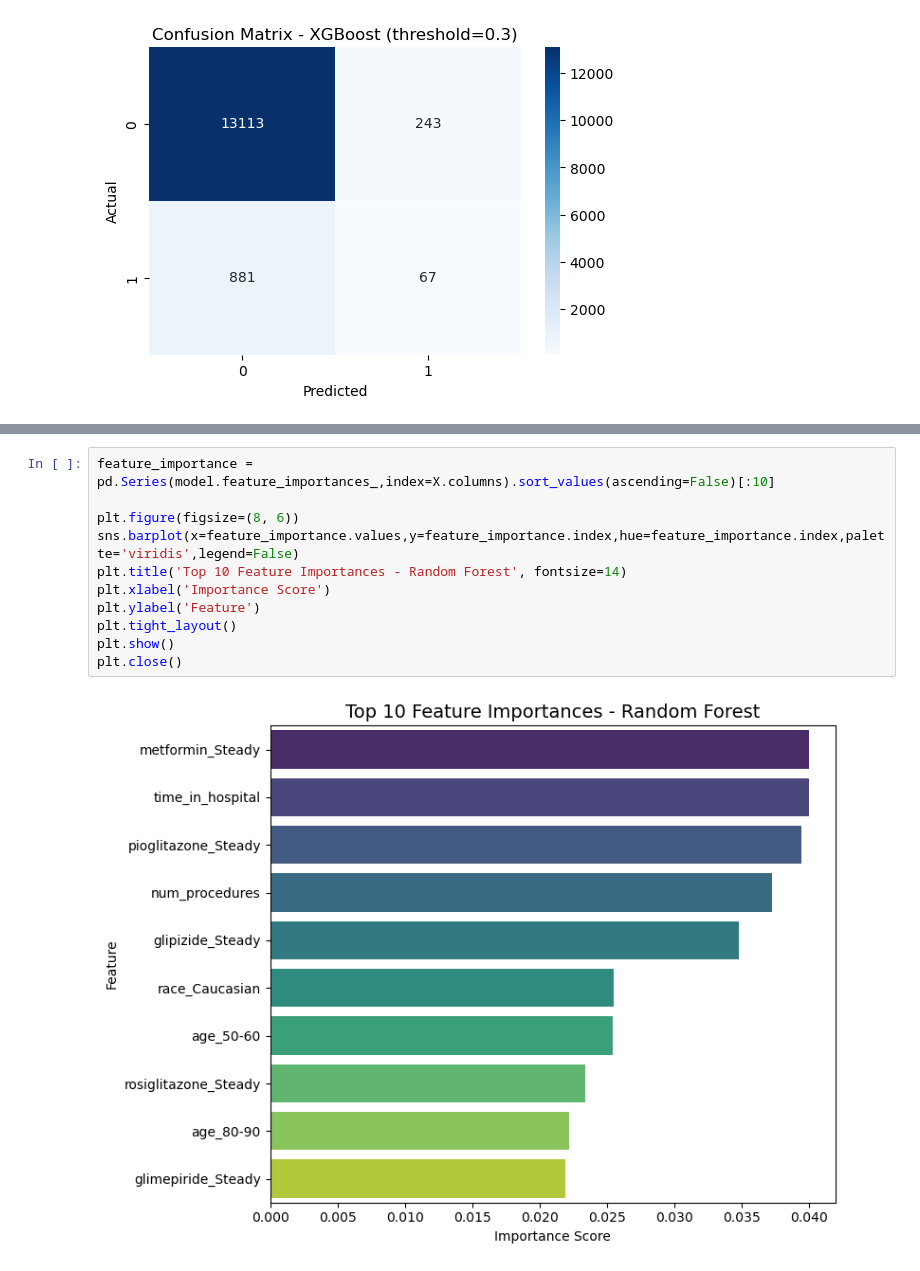
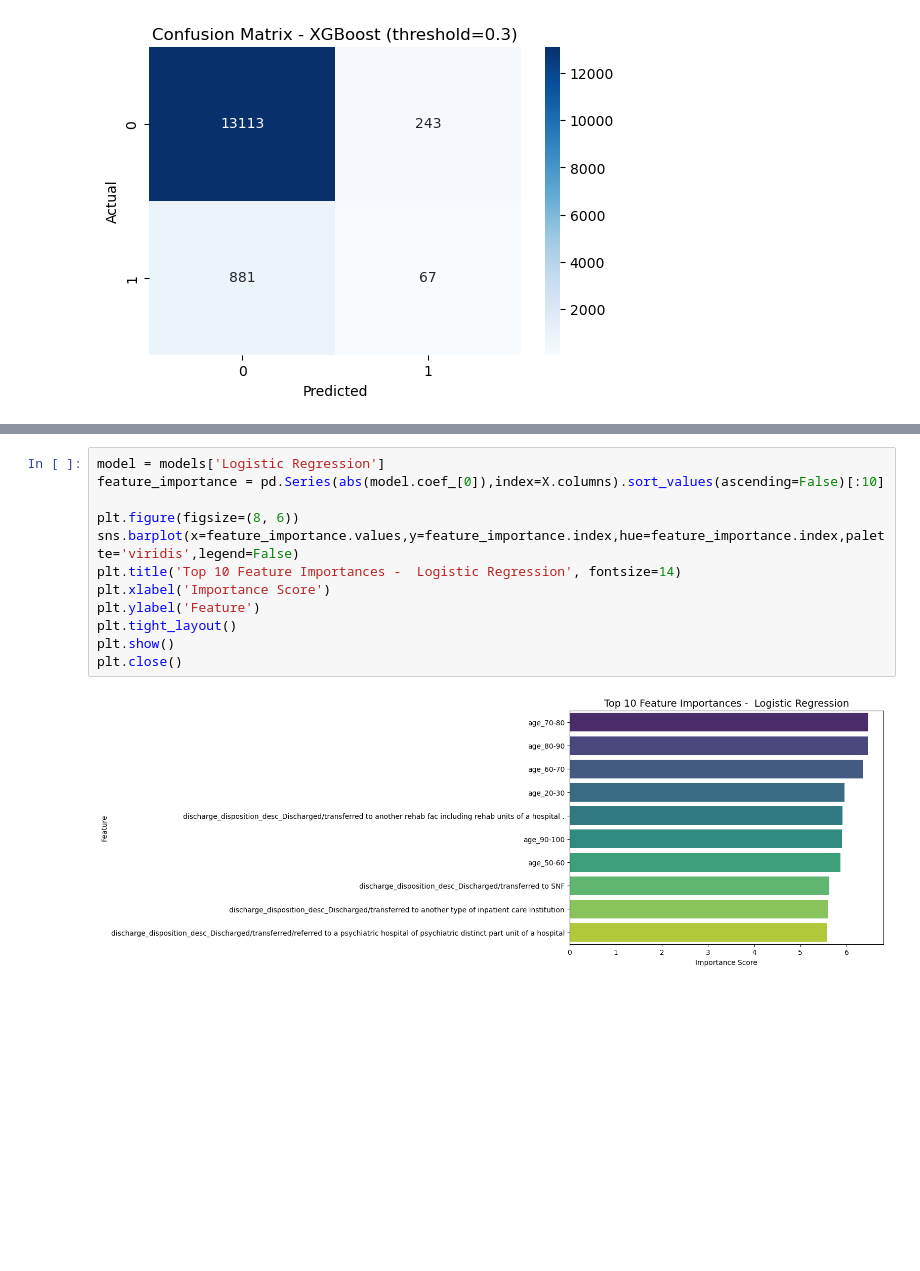
Before and after one commit to Anandakrishnan255/Diabetes-Readmission-ML, a Jupyter notebook: Diabetic_Project.ipynb, the cells around one changed output, grey strips where cells are left out. Cells and saved outputs as stored; diff of their text form; blank space fills up the shorter version.

```diff
--- a/Diabetic_Project.ipynb
+++ b/Diabetic_Project.ipynb
@@ -532,13 +532,14 @@ Model Comparison:
 # %%
-feature_importance = pd.Series(model.feature_importances_,index=X.columns).sort_values(ascending=False)[:10]
+model = models['Logistic Regression']
+feature_importance = pd.Series(abs(model.coef_[0]),index=X.columns).sort_values(ascending=False)[:10]
 
 plt.figure(figsize=(8, 6))
 sns.barplot(x=feature_importance.values,y=feature_importance.index,hue=feature_importance.index,palette='viridis',legend=False)
-plt.title('Top 10 Feature Importances - Random Forest', fontsize=14)
+plt.title('Top 10 Feature Importances -  Logistic Regression', fontsize=14)
 plt.xlabel('Importance Score')
 plt.ylabel('Feature')
 plt.tight_layout()
 plt.show()
 plt.close()
 # %% [output]
-[figure, old version]
+[figure, new version]
```
Also changed, not shown: parts of 2 cells of this notebook.
